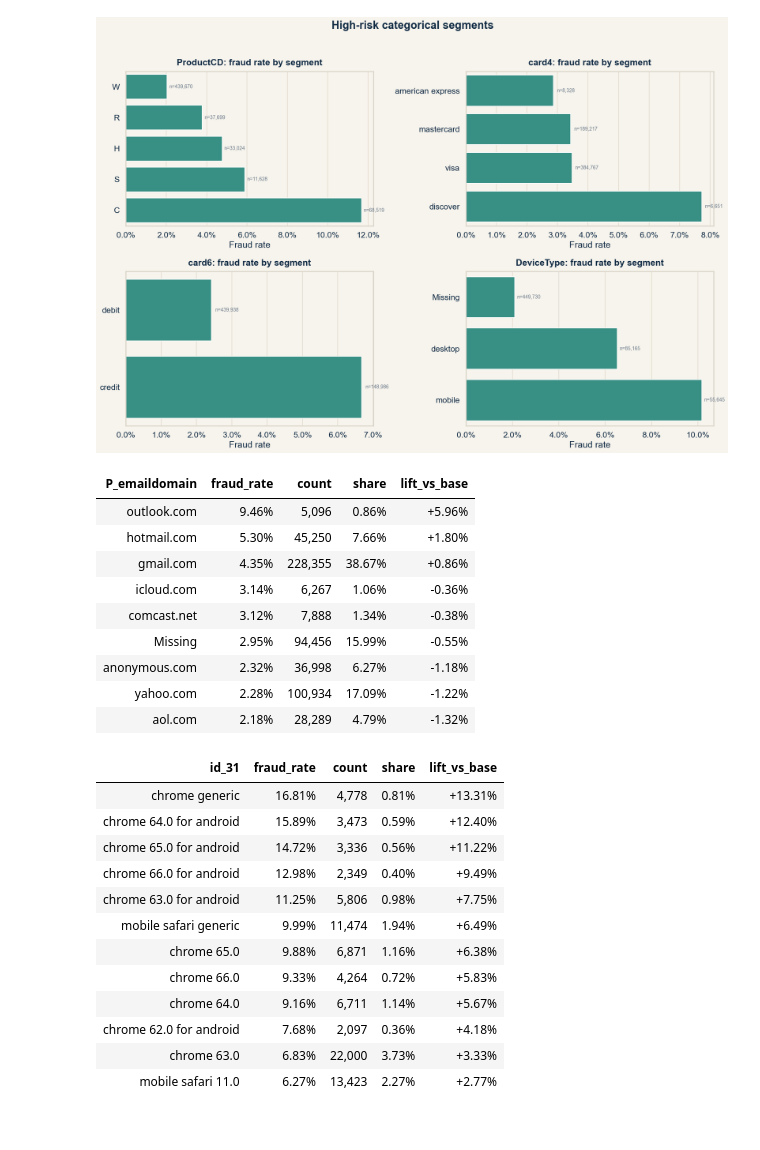
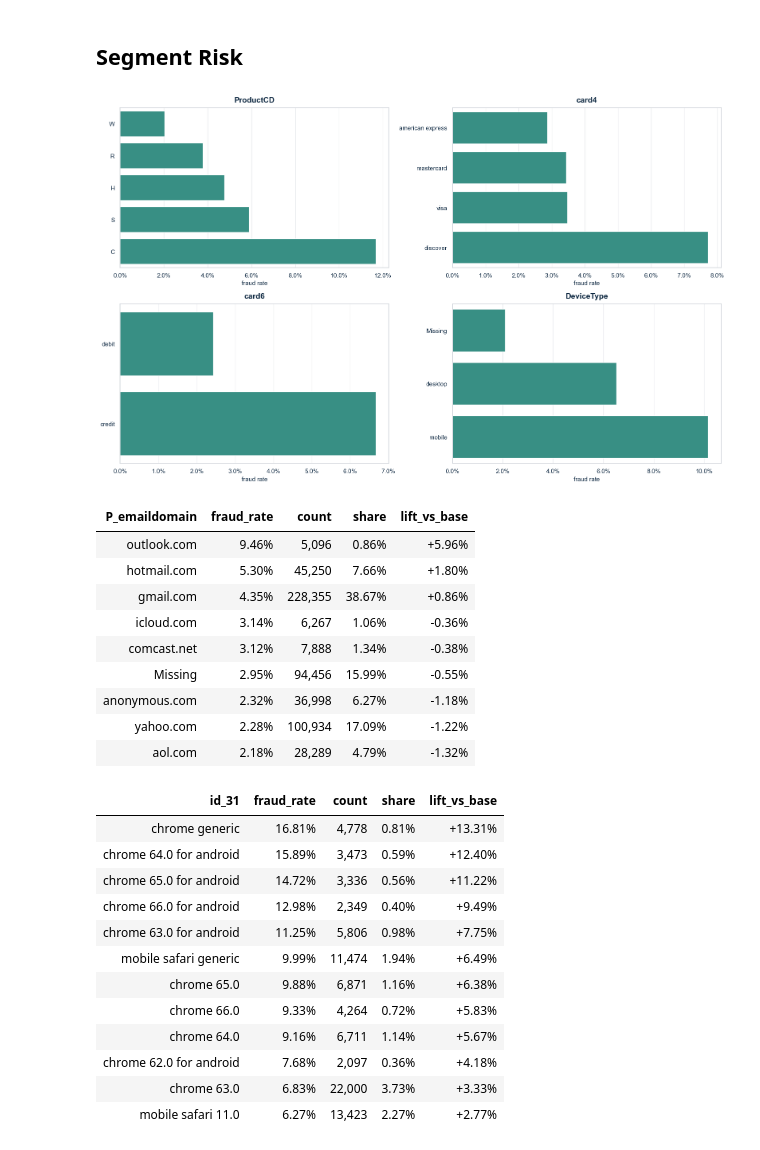
Before and after one commit to zzczdhc/ieee-fraud-detection-project, a Jupyter notebook: notebooks/01_eda.ipynb, the cells around one changed output. Drawn from its saved outputs; the diff is of its cells as text; code cells hidden in the pictures.

```diff
--- a/notebooks/01_eda.ipynb
+++ b/notebooks/01_eda.ipynb
@@ -19,7 +12,7 @@ import pandas as pd
 import seaborn as sns
 import matplotlib.pyplot as plt
 from matplotlib.ticker import PercentFormatter
-from IPython.display import HTML, display
+from IPython.display import display
 
 PROJECT_ROOT = Path.cwd()
 if not (PROJECT_ROOT / "src").exists():
@@ -32,11 +25,9 @@ from src.fraud_detection.eda import (
     PLOT_COLORS,
     add_transaction_time_features,
     category_risk_table,
-    classify_drift_level,
     compute_family_missingness,
     compute_psi_table,
     merge_identity_features,
-    metric_cards_html,
     missingness_signal_table,
     quantile_fraud_table,
     reduce_memory_usage,
@@ -47,10 +38,10 @@ from src.fraud_detection.eda import (
 warnings.filterwarnings("ignore")
 set_plot_theme()
 pd.set_option("display.max_columns", 120)
-sns.set_context("talk")
+pd.set_option("display.float_format", "{:,.4f}".format)
 
 DATA_DIR = PROJECT_ROOT / "data" / "raw"
-MAX_ROWS = None  # set to a smaller value like 200_000 for faster iteration
+MAX_ROWS = None
 IDENTITY_FEATURES = ["DeviceType", "DeviceInfo", "id_30", "id_31", "id_33"]
 DRIFT_COLUMNS = [
     "TransactionID",
@@ -473,56 +313,33 @@ The next question is whether certain customer or device segments carry visibly d
+# %% [markdown]
+## Segment Risk
 # %%
 category_specs = [
     ("ProductCD", 5_000),
     ("card4", 5_000),
     ("card6", 5_000),
     ("DeviceType", 5_000),
 ]
 
-fig, axes = plt.subplots(2, 2, figsize=(18, 12))
+fig, axes = plt.subplots(2, 2, figsize=(16, 10))
 
 for ax, (column, min_count) in zip(axes.flatten(), category_specs):
     summary = category_risk_table(train_core, column, min_count=min_count, top_n=8).sort_values("fraud_rate")
-    sns.barplot(
-        data=summary,
-        x="fraud_rate",
-        y=column,
-        color=PLOT_COLORS["teal"],
-        ax=ax,
-    )
-    ax.set_title(f"{column}: fraud rate by segment")
-    ax.set_xlabel("Fraud rate")
+    sns.barplot(data=summary, x="fraud_rate", y=column, color=PLOT_COLORS["teal"], ax=ax)
+    ax.set_title(column)
+    ax.xaxis.set_major_formatter(PercentFormatter(1))
+    ax.set_xlabel("fraud rate")
     ax.set_ylabel("")
-    ax.xaxis.set_major_formatter(PercentFormatter(1))
-    for index, (_, row) in enumerate(summary.iterrows()):
-        ax.text(
-            row["fraud_rate"] + 0.001,
-            index,
-            f"n={int(row['count']):,}",
-            va="center",
-            fontsize=10,
-            color=PLOT_COLORS["muted"],
-        )
 
-plt.suptitle("High-risk categorical segments", fontsize=22, fontweight="bold", y=1.02)
 plt.tight_layout()
 plt.show()
 
 email_risk = category_risk_table(train_core, "P_emaildomain", min_count=5_000, top_n=10)
 browser_risk = category_risk_table(train_core, "id_31", min_count=2_000, top_n=12)
 
-display(
-    email_risk.style
-    .format({"fraud_rate": "{:.2%}", "share": "{:.2%}", "count": "{:,}", "lift_vs_base": "{:+.2%}"})
-    .hide(axis="index")
-)
-
-display(
-    browser_risk.style
-    .format({"fraud_rate": "{:.2%}", "share": "{:.2%}", "count": "{:,}", "lift_vs_base": "{:+.2%}"})
-    .hide(axis="index")
-)
+display(email_risk.style.format({"fraud_rate": "{:.2%}", "share": "{:.2%}", "count": "{:,}", "lift_vs_base": "{:+.2%}"}).hide(axis="index"))
+display(browser_risk.style.format({"fraud_rate": "{:.2%}", "share": "{:.2%}", "count": "{:,}", "lift_vs_base": "{:+.2%}"}).hide(axis="index"))
 # %% [output]
-[figure, old version]
+[figure, new version]
 | P_emaildomain | fraud_rate | count | share | lift_vs_base |
 | outlook.com | 9.46% | 5,096 | 0.86% | +5.96% |
 | hotmail.com | 5.30% | 45,250 | 7.66% | +1.80% |
```
Also changed, not shown: parts of 16 cells of this notebook, 5 other files.
